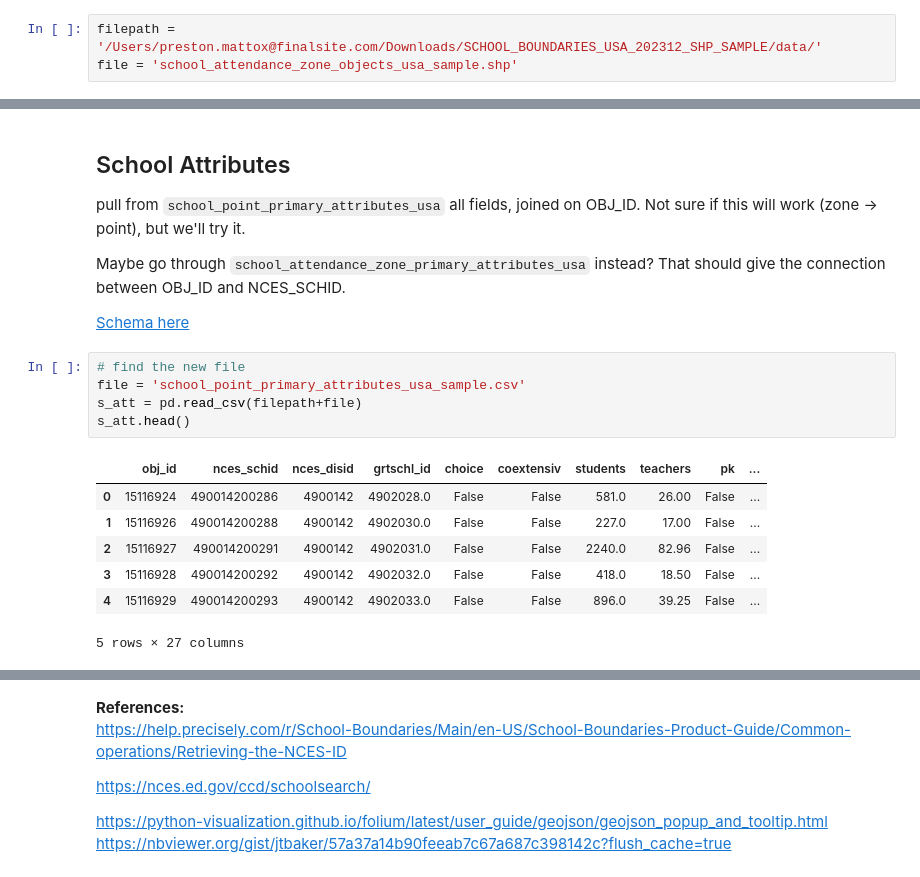
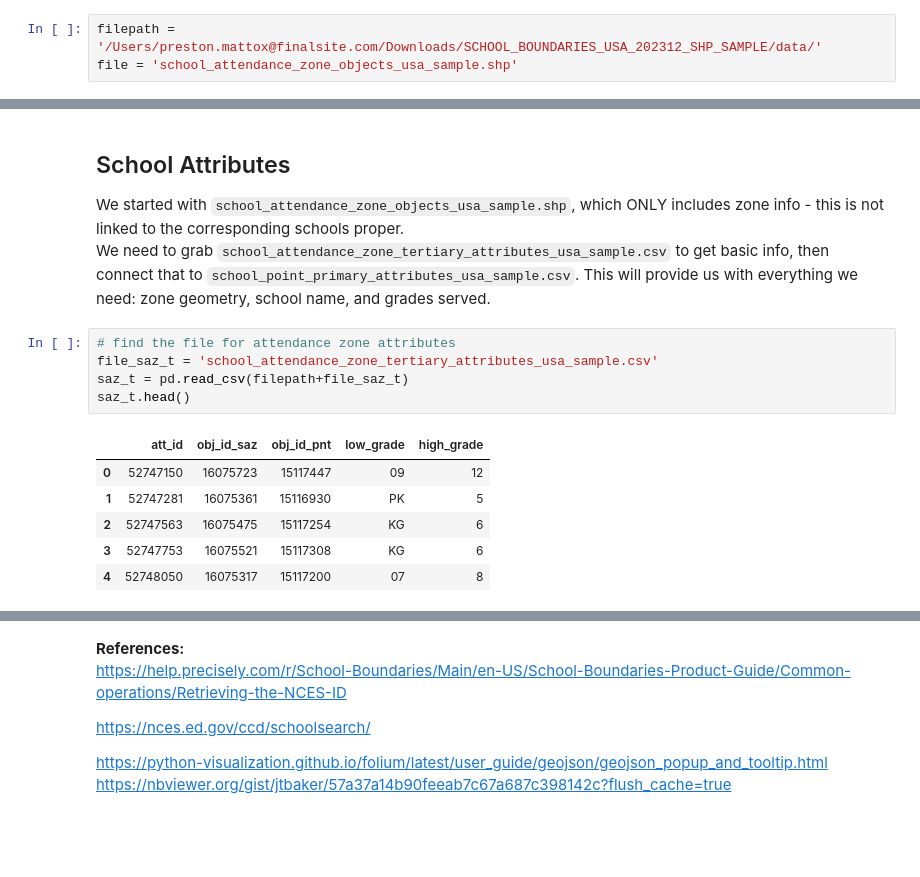
Before and after one commit to PMattox/fs, a Jupyter notebook: precisely_exploration.ipynb, the cells around one changed output, grey strips where cells are left out. Drawn from its saved outputs; the diff is of its cells as text; blank space fills up the shorter version.

```diff
--- a/precisely_exploration.ipynb
+++ b/precisely_exploration.ipynb
@@ -134,21 +136,18 @@ map_saz
 [interactive output not drawn]
 # %% [markdown]
 ## School Attributes
-pull from `school_point_primary_attributes_usa` all fields, joined on OBJ_ID. Not sure if this will work (zone -> point), but we'll try it.
 
-Maybe go through `school_attendance_zone_primary_attributes_usa` instead? That should give the connection between OBJ_ID and NCES_SCHID.
-
-[Schema here](https://docs.google.com/spreadsheets/d/18CDcZxSHvGXVVMDstur1yrHyum8i4qA4/edit#gid=782773548)
+We started with `school_attendance_zone_objects_usa_sample.shp`, which ONLY includes zone info - this is not linked to the corresponding schools proper.
+We need to grab `school_attendance_zone_tertiary_attributes_usa_sample.csv` to get basic info, then connect that to `school_point_primary_attributes_usa_sample.csv`. This will provide us with everything we need: zone geometry, school name, and grades served.
 # %%
-# find the new file
-file = 'school_point_primary_attributes_usa_sample.csv'
-s_att = pd.read_csv(filepath+file)
-s_att.head()
+# find the file for attendance zone attributes
+file_saz_t = 'school_attendance_zone_tertiary_attributes_usa_sample.csv'
+saz_t = pd.read_csv(filepath+file_saz_t)
+saz_t.head()
 # %% [output]
-|  | obj_id | nces_schid | nces_disid | grtschl_id | choice | coextensiv | students | teachers | pk | ... |
-| 0 | 15116924 | 490014200286 | 4900142 | 4902028.0 | False | False | 581.0 | 26.00 | False | ... |
-| 1 | 15116926 | 490014200288 | 4900142 | 4902030.0 | False | False | 227.0 | 17.00 | False | ... |
-| 2 | 15116927 | 490014200291 | 4900142 | 4902031.0 | False | False | 2240.0 | 82.96 | False | ... |
-| 3 | 15116928 | 490014200292 | 4900142 | 4902032.0 | False | False | 418.0 | 18.50 | False | ... |
-| 4 | 15116929 | 490014200293 | 4900142 | 4902033.0 | False | False | 896.0 | 39.25 | False | ... |
+|  | att_id | obj_id_saz | obj_id_pnt | low_grade | high_grade |
+| 0 | 52747150 | 16075723 | 15117447 | 09 | 12 |
+| 1 | 52747281 | 16075361 | 15116930 | PK | 5 |
+| 2 | 52747563 | 16075475 | 15117254 | KG | 6 |
+| 3 | 52747753 | 16075521 | 15117308 | KG | 6 |
+| 4 | 52748050 | 16075317 | 15117200 | 07 | 8 |
-5 rows × 27 columns
```
Also changed, not shown: parts of 28 cells of this notebook.
